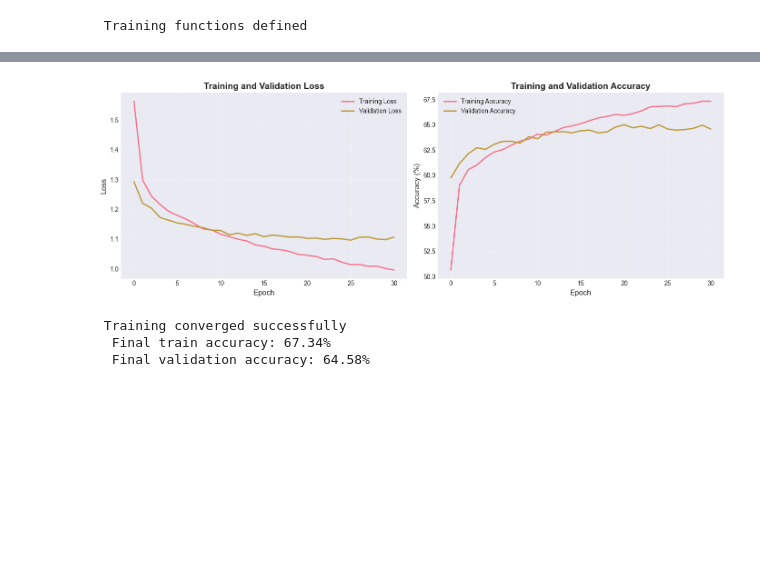
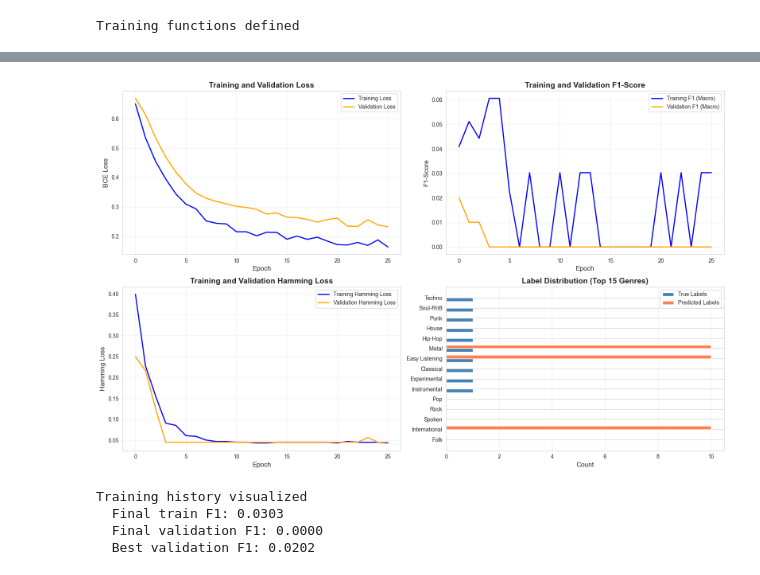
Before and after one commit to JMaestasMSU/Music_Feature_Analysis, a Jupyter notebook: notebooks/02_Modeling.ipynb, the cells around one changed output, grey strips where cells are left out. Cells and saved outputs as stored; diff of their text form; code cells hidden in the pictures; blank space fills up the shorter version.

Commit message:
first training run passed

```diff
--- a/notebooks/02_Modeling.ipynb
+++ b/notebooks/02_Modeling.ipynb
@@ -573,34 +1024,67 @@ print("\n Confusion matrix shows where model confuses genres")
 # %%
 # Plot training history
-fig, axes = plt.subplots(1, 2, figsize=(14, 5))
+fig, axes = plt.subplots(2, 2, figsize=(16, 10))
 
 # Loss plot
-axes[0].plot(train_losses, label='Training Loss', linewidth=2)
-axes[0].plot(val_losses, label='Validation Loss', linewidth=2)
-axes[0].set_xlabel('Epoch', fontsize=12)
-axes[0].set_ylabel('Loss', fontsize=12)
-axes[0].set_title('Training and Validation Loss', fontsize=14, fontweight='bold')
-axes[0].legend()
-axes[0].grid(True, alpha=0.3)
+axes[0, 0].plot(history['train_loss'], label='Training Loss', linewidth=2, color='blue')
+axes[0, 0].plot(history['val_loss'], label='Validation Loss', linewidth=2, color='orange')
+axes[0, 0].set_xlabel('Epoch', fontsize=12)
+axes[0, 0].set_ylabel('BCE Loss', fontsize=12)
+axes[0, 0].set_title('Training and Validation Loss', fontsize=14, fontweight='bold')
+axes[0, 0].legend()
+axes[0, 0].grid(True, alpha=0.3)
 
-# Accuracy plot
-axes[1].plot(train_accs, label='Training Accuracy', linewidth=2)
-axes[1].plot(val_accs, label='Validation Accuracy', linewidth=2)
-axes[1].set_xlabel('Epoch', fontsize=12)
-axes[1].set_ylabel('Accuracy (%)', fontsize=12)
-axes[1].set_title('Training and Validation Accuracy', fontsize=14, fontweight='bold')
-axes[1].legend()
-axes[1].grid(True, alpha=0.3)
+# F1 plot
+axes[0, 1].plot(history['train_f1_macro'], label='Training F1 (Macro)', linewidth=2, color='blue')
+axes[0, 1].plot(history['val_f1_macro'], label='Validation F1 (Macro)', linewidth=2, color='orange')
+axes[0, 1].set_xlabel('Epoch', fontsize=12)
+axes[0, 1].set_ylabel('F1-Score', fontsize=12)
+axes[0, 1].set_title('Training and Validation F1-Score', fontsize=14, fontweight='bold')
+axes[0, 1].legend()
+axes[0, 1].grid(True, alpha=0.3)
+
+# Hamming loss plot
+axes[1, 0].plot(history['train_hamming'], label='Training Hamming Loss', linewidth=2, color='blue')
+axes[1, 0].plot(history['val_hamming'], label='Validation Hamming Loss', linewidth=2, color='orange')
+axes[1, 0].set_xlabel('Epoch', fontsize=12)
+axes[1, 0].set_ylabel('Hamming Loss', fontsize=12)
+axes[1, 0].set_title('Training and Validation Hamming Loss', fontsize=14, fontweight='bold')
+axes[1, 0].legend()
+axes[1, 0].grid(True, alpha=0.3)
+
+# Label distribution (predictions vs ground truth)
+pred_counts = y_pred_binary.sum(axis=0)
+true_counts = all_labels.sum(axis=0)
+
+# Show top 15 genres by true count
+top_15_indices = np.argsort(true_counts)[-15:]
+top_15_names = [genre_names[i] for i in top_15_indices]
+top_15_pred = pred_counts[top_15_indices]
+top_15_true = true_counts[top_15_indices]
+
+x = np.arange(len(top_15_names))
+width = 0.35
+
+axes[1, 1].barh(x - width/2, top_15_true, width, label='True Labels', color='steelblue')
+axes[1, 1].barh(x + width/2, top_15_pred, width, label='Predicted Labels', color='coral')
+axes[1, 1].set_yticks(x)
+axes[1, 1].set_yticklabels(top_15_names)
+axes[1, 1].set_xlabel('Count', fontsize=12)
+axes[1, 1].set_title('Label Distribution (Top 15 Genres)', fontsize=14, fontweight='bold')
+axes[1, 1].legend()
+axes[1, 1].grid(axis='x', alpha=0.3)
 
 plt.tight_layout()
 plt.show()
 
-print(" Training converged successfully")
-print(f"  Final train accuracy: {train_accs[-1]:.2f}%")
-print(f"  Final validation accuracy: {val_accs[-1]:.2f}%")
+print("Training history visualized")
+print(f"  Final train F1: {history['train_f1_macro'][-1]:.4f}")
+print(f"  Final validation F1: {history['val_f1_macro'][-1]:.4f}")
+print(f"  Best validation F1: {best_val_f1:.4f}")
 # %% [output]
-[figure, old version]
+[figure, new version]
- Training converged successfully
-  Final train accuracy: 67.34%
-  Final validation accuracy: 64.58%
+Training history visualized
+  Final train F1: 0.0303
+  Final validation F1: 0.0000
+  Best validation F1: 0.0202
 # %%
```
Also changed, not shown: parts of 20 cells of this notebook, 41 other files.
